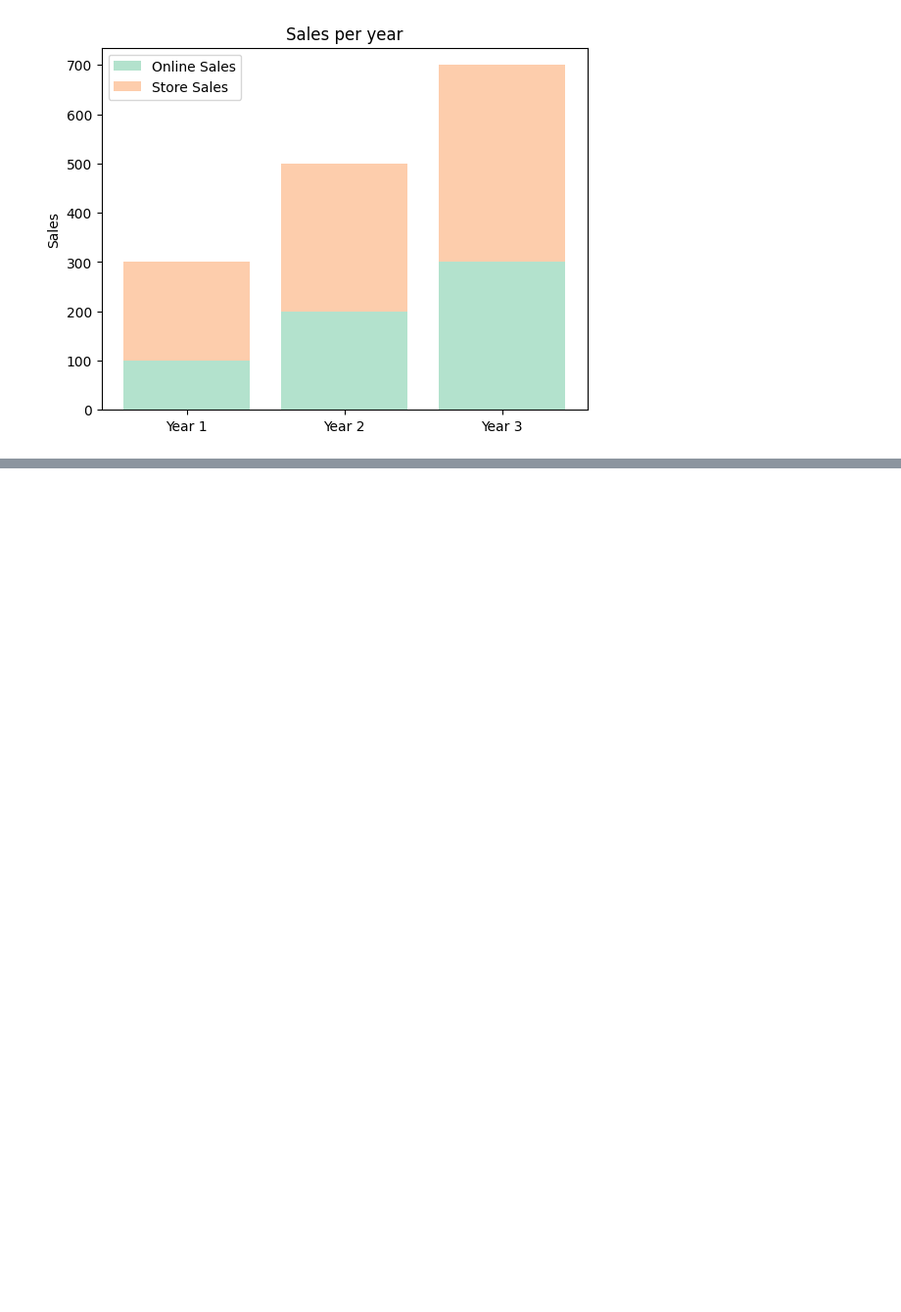
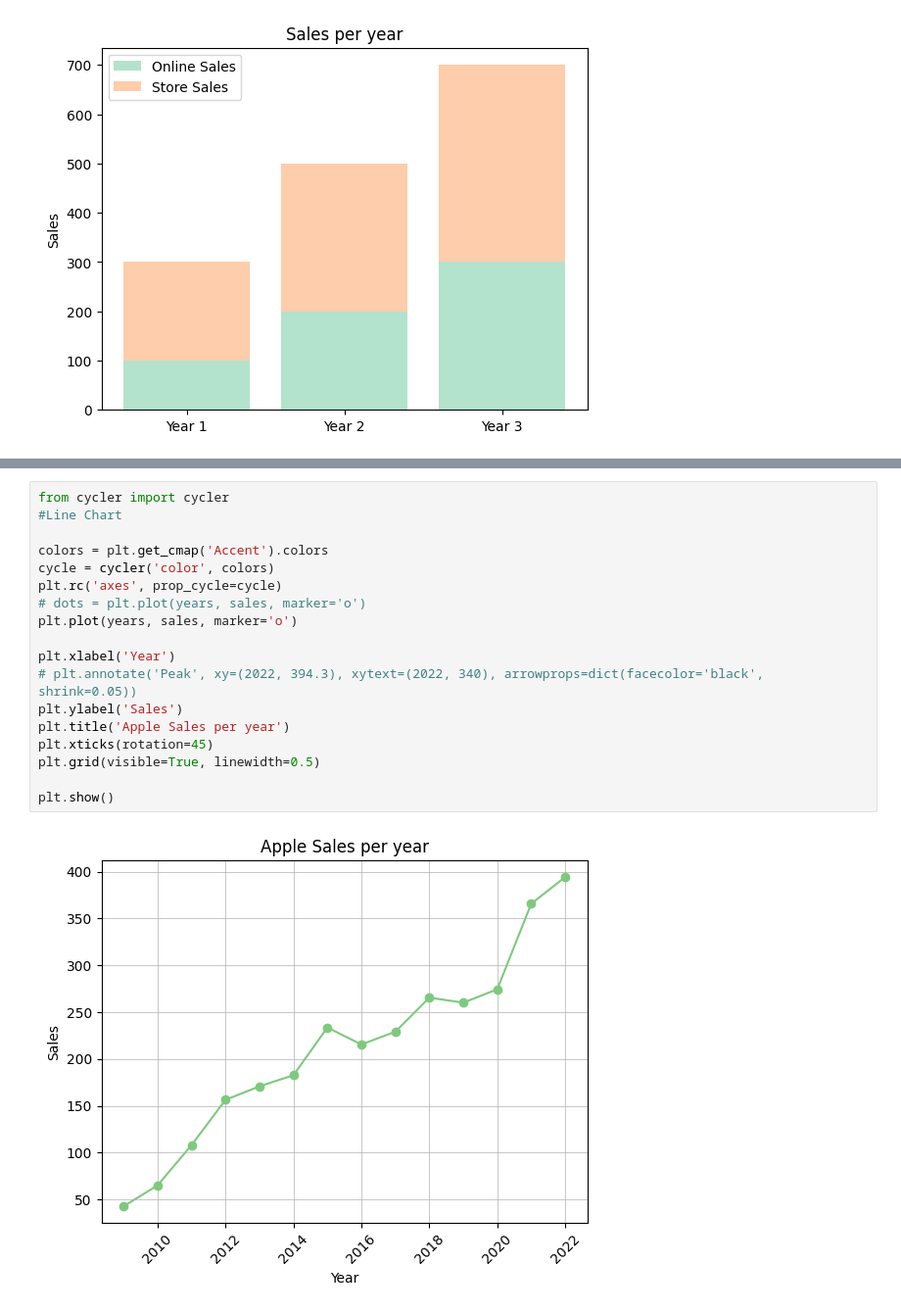
Before and after one commit to ErickVisone/DataScience, a Jupyter notebook: datascience/MatplotStudy.ipynb, the cells around one changed output, grey strips where cells are left out. Shown at 98% size. Drawn from its saved outputs; the diff is of its cells as text; blank space fills up the shorter version.

```diff
--- a/datascience/MatplotStudy.ipynb
+++ b/datascience/MatplotStudy.ipynb
@@ -108,0 +131,20 @@ plt.show()
+# %%
+from cycler import cycler
+#Line Chart
+
+colors = plt.get_cmap('Accent').colors
+cycle = cycler('color', colors)
+plt.rc('axes', prop_cycle=cycle)
+# dots = plt.plot(years, sales, marker='o')
+plt.plot(years, sales, marker='o')
+
+plt.xlabel('Year')
+# plt.annotate('Peak', xy=(2022, 394.3), xytext=(2022, 340), arrowprops=dict(facecolor='black', shrink=0.05))
+plt.ylabel('Sales')
+plt.title('Apple Sales per year')
+plt.xticks(rotation=45)
+plt.grid(visible=True, linewidth=0.5)
+
+plt.show()
+# %% [output]
+[figure, added]
```
Also changed, not shown: parts of 10 cells of this notebook.
